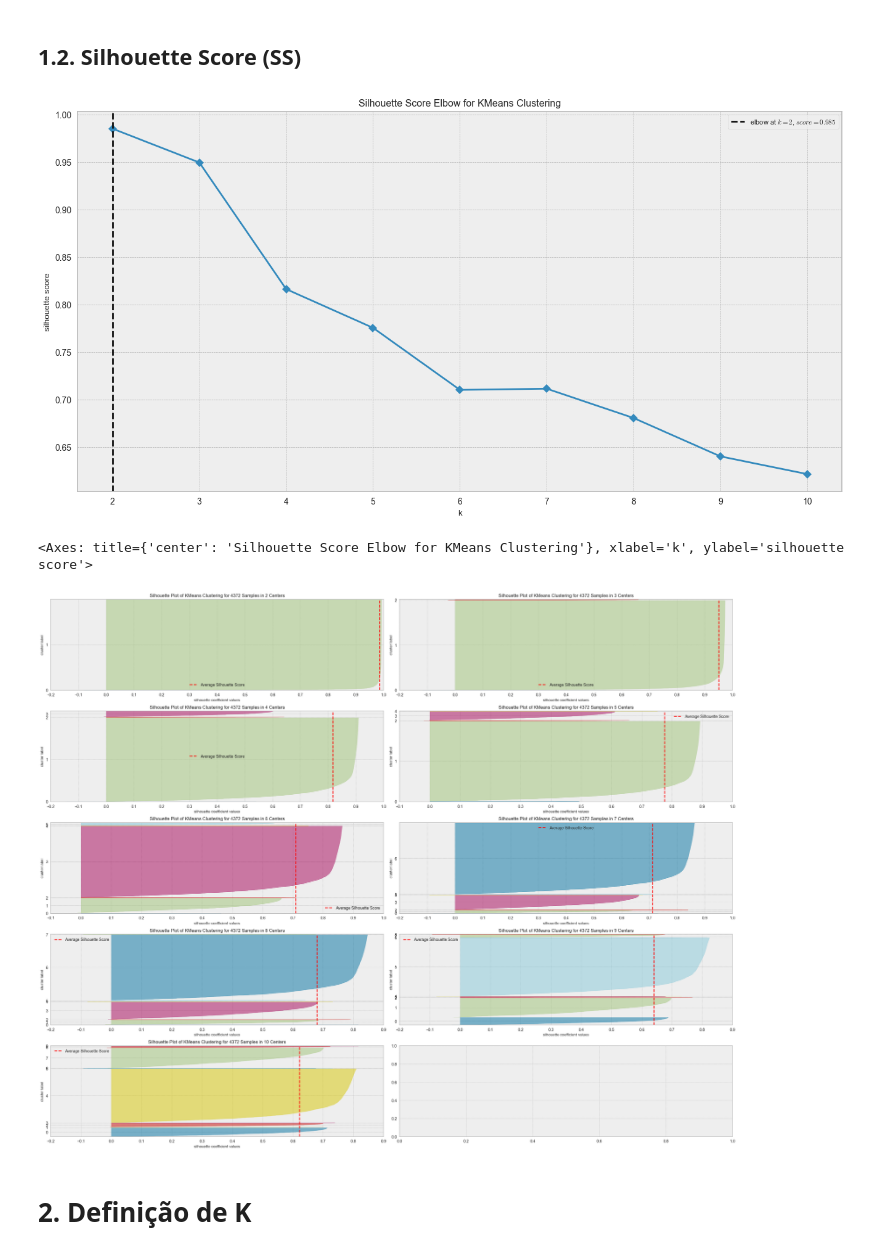
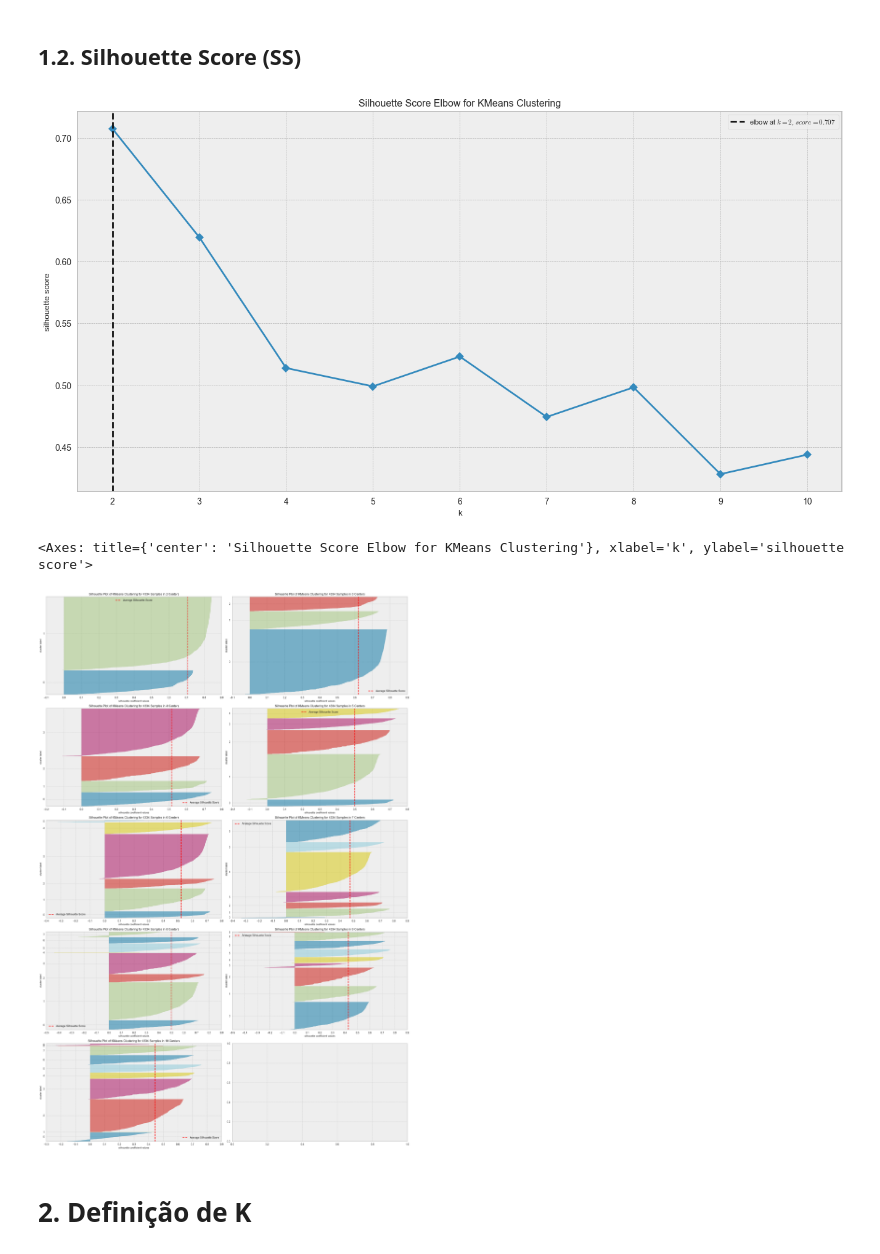
Before and after one commit to Gabrielnbr/Fidelidade-Classificacao, a Jupyter notebook: notebooks/7.0.Hyperparametros_fine-tunning.ipynb, the cells around one changed output. Cells and saved outputs as stored; diff of their text form; code cells hidden in the pictures.

Commit message:
feat: iter 3 - note/7. - k=5 + update data/7.

```diff
--- a/notebooks/7.0.Hyperparametros_fine-tunning.ipynb
+++ b/notebooks/7.0.Hyperparametros_fine-tunning.ipynb
@@ -22,6 +22,6 @@ fs.supressao_notacao(casa_decimal = 2)
 # %% [markdown]
 # 0.2 Load Data
 # %%
-df_hp = fs.load_pickle("../data/interim/2.fe.pkl")
+df_hp = fs.load_pickle("../data/interim/5.data_prep.pkl")
 df_hp.sample(5)
 # %% [output]
@@ -62,22 +62,22 @@ kmeans_ss = KElbowVisualizer( kmeans, k=clusters, metric='silhouette', timings=F
 kmeans_ss.fit(X)
 kmeans_ss.show()
 # %% [output]
-[figure, old version]
+[figure, new version]
 <Axes: title={'center': 'Silhouette Score Elbow for KMeans Clustering'}, xlabel='k', ylabel='silhouette score'>
 # %%
-fig, ax = plt.subplots( 5, 2, figsize=(25, 20))
+fig, ax = plt.subplots( 5, 2, figsize=(20, 30))
 
 for k in clusters:
-    kmeans_viz = KMeans( n_clusters = k, init='random', n_init=10, max_iter=100, random_state=88)
+    kmeans_viz = KMeans( n_clusters = k, init='random', n_init=10, max_iter=100, random_state=42)
     q, mod = divmod(k,2)
     visualiser = SilhouetteVisualizer(kmeans_viz, colors = 'yellowbrick', force_model=True, ax=ax[q-1][mod])
     visualiser.fit(X)
     visualiser.finalize()
 
 plt.tight_layout()
 plt.show()
 # %% [output]
-[figure, old version]
+[figure, new version]
 # %% [markdown]
 # 2. Definição de K
 # %% [markdown]
```
Also changed, not shown: parts of 6 cells of this notebook, 1 other file.
